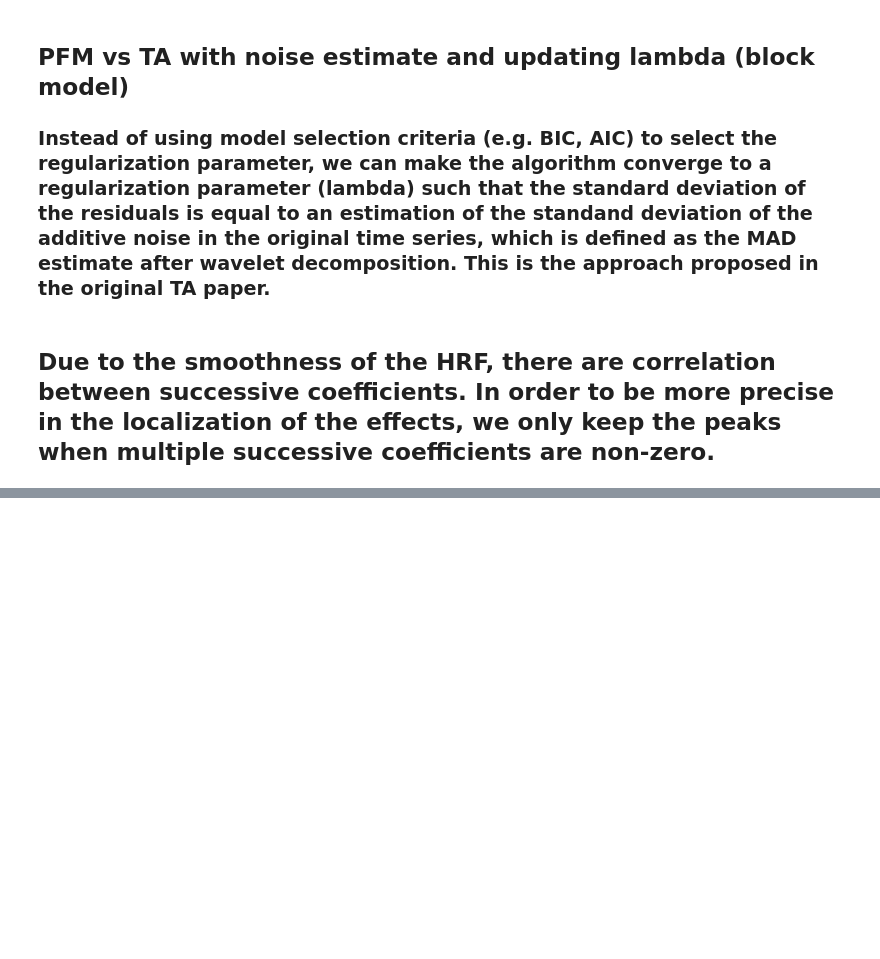
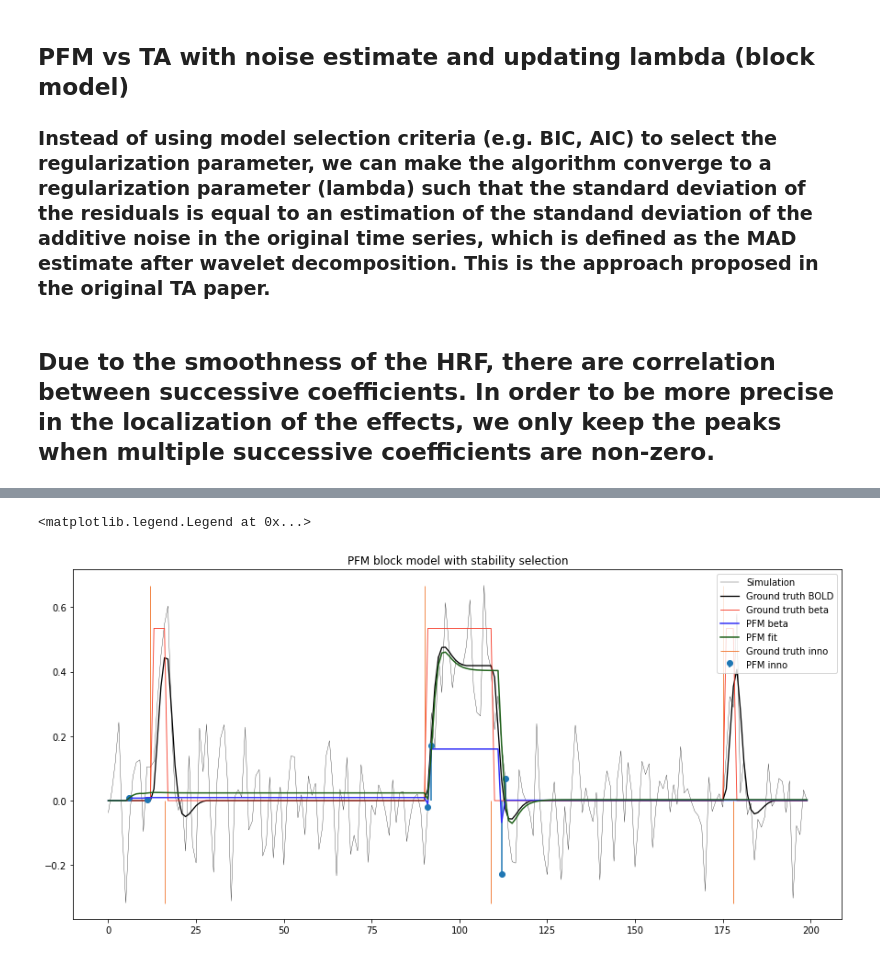
Before and after one commit to eurunuela/pfm_vs_ta, a Jupyter notebook: pfm_vs_ta.ipynb, the cells around one changed output, grey strips where cells are left out. Drawn from its saved outputs; the diff is of its cells as text; code cells hidden in the pictures; blank space fills up the shorter version.

```diff
--- a/pfm_vs_ta.ipynb
+++ b/pfm_vs_ta.ipynb
@@ -749,0 +823,39 @@ Text(0.5, 1.0, 'PFM vs TA: AIC with blocks')
+# %%
+# Stability selection
+auc_block = stability_selection(Y=data_matrix,X=hrf_block)
+
+# Threshold based on voxels with no events
+block_thr = np.percentile(auc_block[:, 1:], 95)
+
+# Apply threshold
+auc_block_thr = auc_block.copy()
+auc_block_thr[auc_block_thr < block_thr] = 0
+
+# Debiasing
+inno_block, fit_block = debiasing(x=hrf_block, y=data_matrix, beta=auc_block_thr)
+# %%
+# Select voxel to plot
+vox_2_plot = 0
+inno_block_plot = inno_block[:, vox_2_plot].copy()
+fit_block_plot = fit_block[:, vox_2_plot].copy()
+
+# Obtain activity inducing signal and fit for LARS PFM.
+beta_block = np.dot(np.tril(np.ones(nscans)), inno_block_plot)
+
+# NANs to avoid plotting zeros with stem.
+inno_block_plot[abs(inno_block_plot) < min_coeff_amplitude] = np.nan
+
+plt.figure(figsize=(15,7))
+plt.plot(y, color='black', linewidth=.3, label='Simulation')
+plt.plot(ground_truth_bold, color='black', linewidth='1.3', label='Ground truth BOLD')
+plt.vlines(np.where(ground_truth_inno > 0)[0], ymin=0, ymax=np.max(data), color='#f17c37', linewidth=0.9, label='Ground truth inno')
+plt.vlines(np.where(ground_truth_inno < 0)[0], ymin=np.min(data), ymax=0, color='#f17c37', linewidth=0.9)
+plt.plot(ground_truth_beta*np.max(data)*0.8, color='#f74231', linewidth=0.9, label='Ground truth beta')
+plt.stem(inno_block_plot, label='PFM inno', use_line_collection=True, basefmt=" ")
+plt.plot(beta_block, color='#3431f7', label='PFM beta')
+plt.plot(fit_block_plot, color='#1f611a', label='PFM fit')
+plt.title('PFM block model with stability selection')
+plt.legend()
+# %% [output]
+<matplotlib.legend.Legend at 0x...>
+[figure, added]
```
Also changed, not shown: parts of 26 cells of this notebook, 2 other files.
